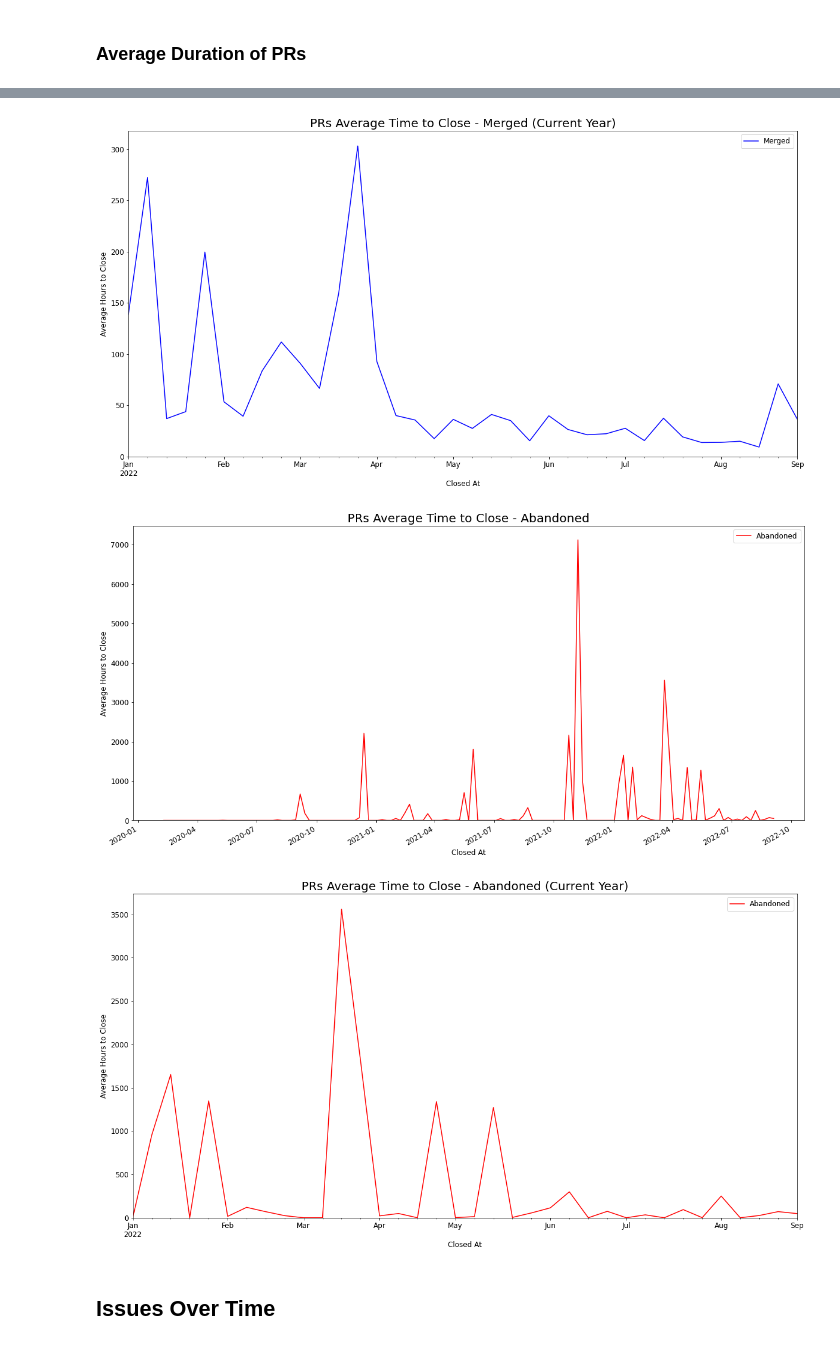
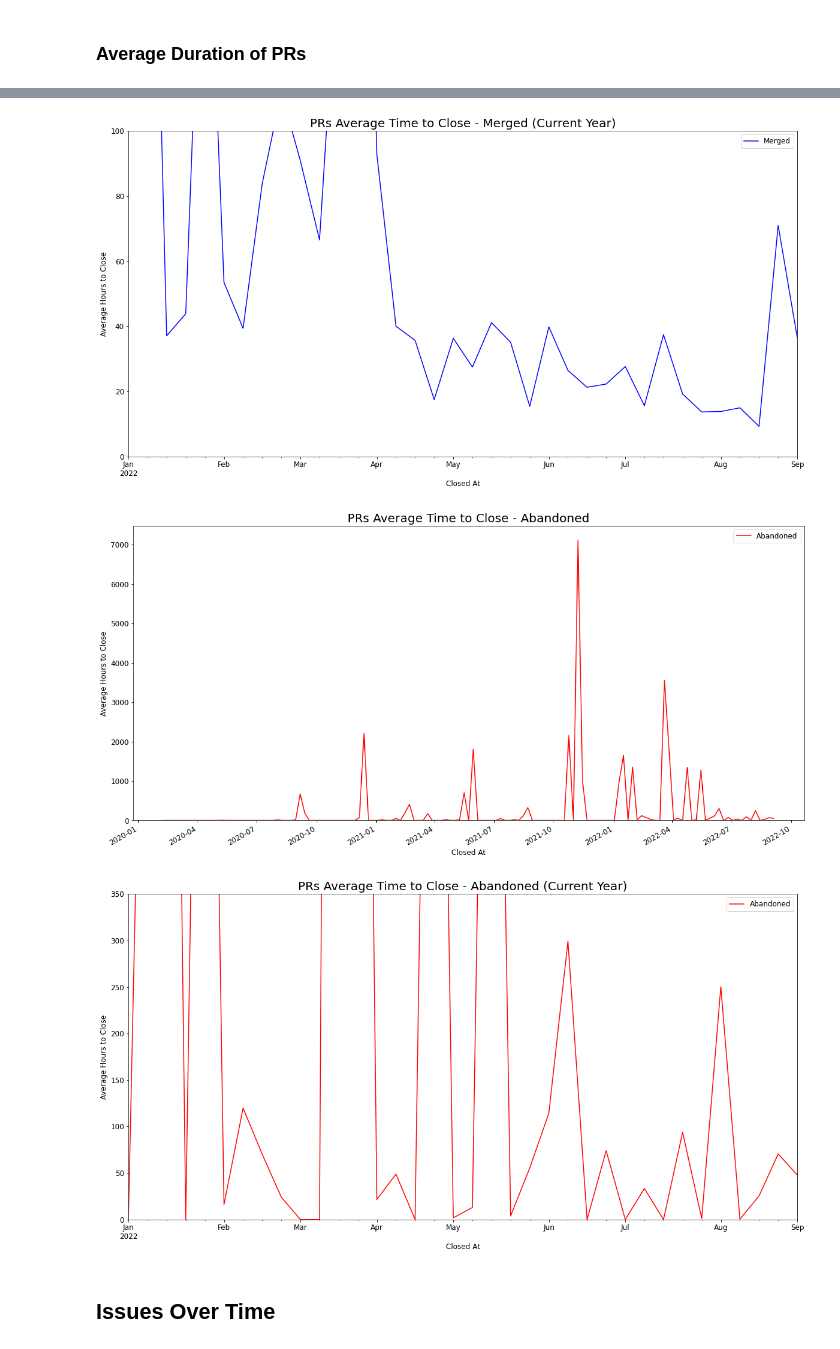
Before and after one commit to thebrianbug/dev-flow-dashboard, a Jupyter notebook: Flow_Dashboard.ipynb, the cells around one changed output, grey strips where cells are left out. Drawn from its saved outputs; the diff is of its cells as text; code cells hidden in the pictures.

Commit message:
Zoomed in plots

```diff
--- a/Flow_Dashboard.ipynb
+++ b/Flow_Dashboard.ipynb
@@ -44,7 +44,7 @@ def get_previous_sunday(working_date=date.today()):
 # Plot utils
 
 
-def plot_line(df, title, xlabel, ylabel, lines):
+def plot_line(df, title, xlabel, ylabel, lines, maxLimitY=None):
     plt.figure(figsize=(20, 10), facecolor='white')
     plt.title(title, fontsize=20)
     for l in lines:
@@ -53,6 +53,7 @@ def plot_line(df, title, xlabel, ylabel, lines):
 
     plt.xlabel(xlabel)
     plt.ylabel(ylabel)
+    plt.ylim(top=maxLimitY)
     plt.show()
 
 
@@ -171,32 +172,32 @@ plot_line(weekly_prs_pivot_year, 'PRs Closed Over Time - Current Year', 'Closed
 # %%
 weekly_prs = prs.set_index('closedAt').groupby(
     [pd.Grouper(freq='W', label='left'), pd.Grouper('state')])['hoursToClose'].mean().reset_index(name='avgHoursToClose')
 
 weekly_prs_pivot = weekly_prs.pivot('closedAt', 'state', 'avgHoursToClose')
 weekly_prs_pivot = weekly_prs_pivot.fillna(0)
 
 plot_line(weekly_prs_pivot, 'PRs Average Time to Close - Merged', 'Closed At', 'Average Hours to Close', [
           {'col': 'MERGED', 'color': 'blue', 'label': 'Merged'}])
 
 # Filter to current year
 weekly_prs_year = weekly_prs[weekly_prs['closedAt'].dt.year == date.today(
 ).year]
 weekly_prs_pivot_year = pivot_with_zeros(
     weekly_prs_year, 'closedAt', 'state', 'avgHoursToClose')
 
 plot_line(weekly_prs_pivot_year, 'PRs Average Time to Close - Merged (Current Year)', 'Closed At', 'Average Hours to Close', [
-          {'col': 'MERGED', 'color': 'blue', 'label': 'Merged'}])
+          {'col': 'MERGED', 'color': 'blue', 'label': 'Merged'}], 100)
 
 plot_line(weekly_prs_pivot, 'PRs Average Time to Close - Abandoned', 'Closed At', 'Average Hours to Close', [
           {'col': 'CLOSED', 'color': 'red', 'label': 'Abandoned'}])
 
 plot_line(weekly_prs_pivot_year, 'PRs Average Time to Close - Abandoned (Current Year)', 'Closed At', 'Average Hours to Close', [
-          {'col': 'CLOSED', 'color': 'red', 'label': 'Abandoned'}])
+          {'col': 'CLOSED', 'color': 'red', 'label': 'Abandoned'}], 350)
 # %% [output]
 [figure]
-[figure, old version]
+[figure, new version]
 [figure]
-[figure, old version]
+[figure, new version]
 # %% [markdown]
 ## Issues Over Time
 # %% [markdown]
```
Also changed, not shown: parts of 1 cell of this notebook.
